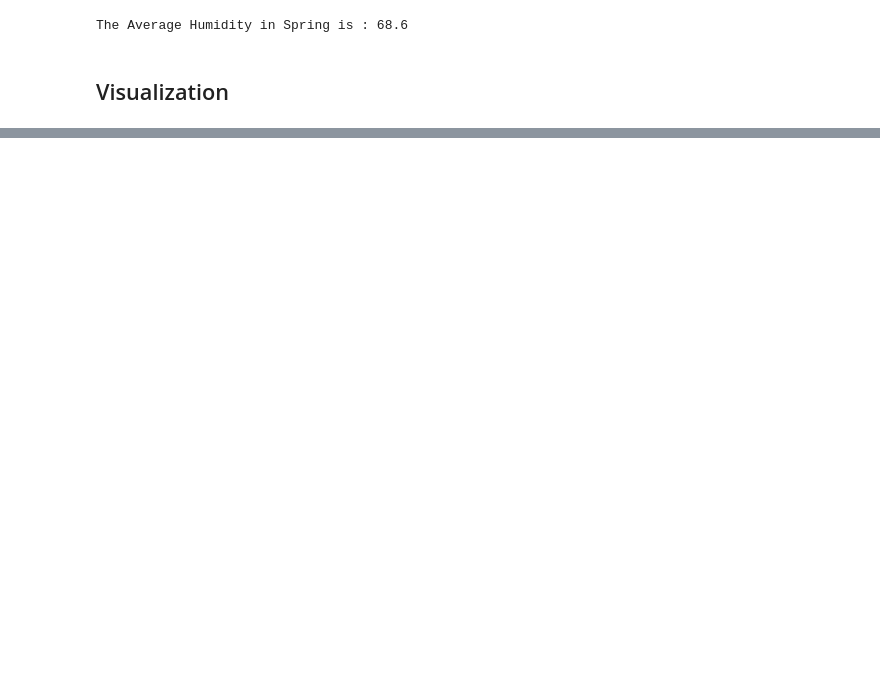
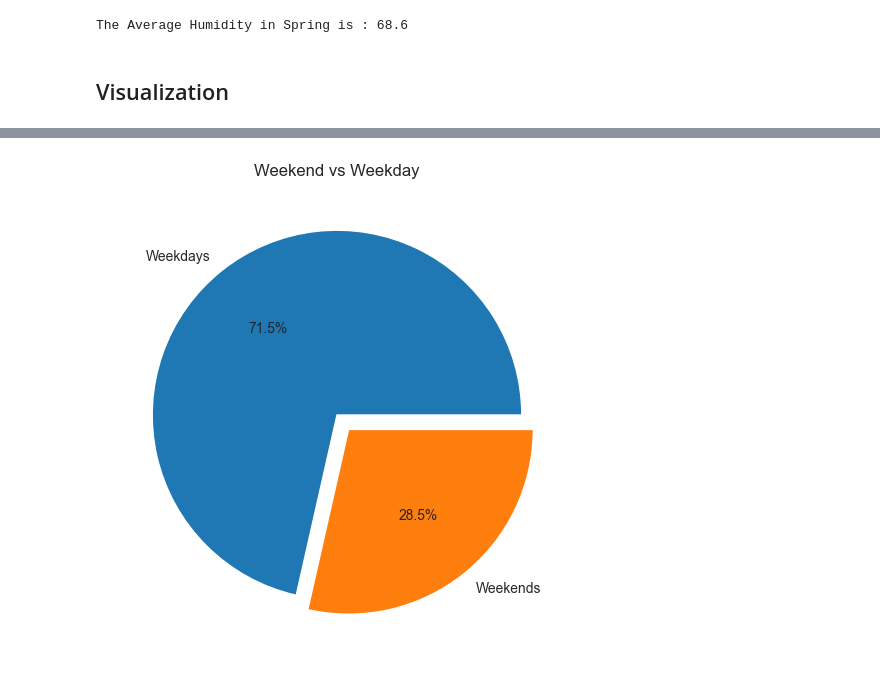
Before and after one commit to ilovedata6/London_Bike_Sharing, a Jupyter notebook: bike_sharing.ipynb, the cells around one changed output, grey strips where cells are left out. Cells and saved outputs as stored; diff of their text form; code cells hidden in the pictures; blank space fills up the shorter version.

```diff
--- a/bike_sharing.ipynb
+++ b/bike_sharing.ipynb
@@ -210,0 +319,10 @@ plt.show()
+# %%
+#How does the rental count change during weekends?
+
+weekend_rental = df['is_weekend'].value_counts()
+plt.figure(figsize=(6,6))
+plt.pie(weekend_rental,labels=['Weekdays','Weekends'],autopct = "%1.1f%%",explode=[0,0.1])
+plt.title('Weekend vs Weekday')
+plt.show()
+# %% [output]
+[figure, added]
```
Also changed, not shown: parts of 20 cells of this notebook.
